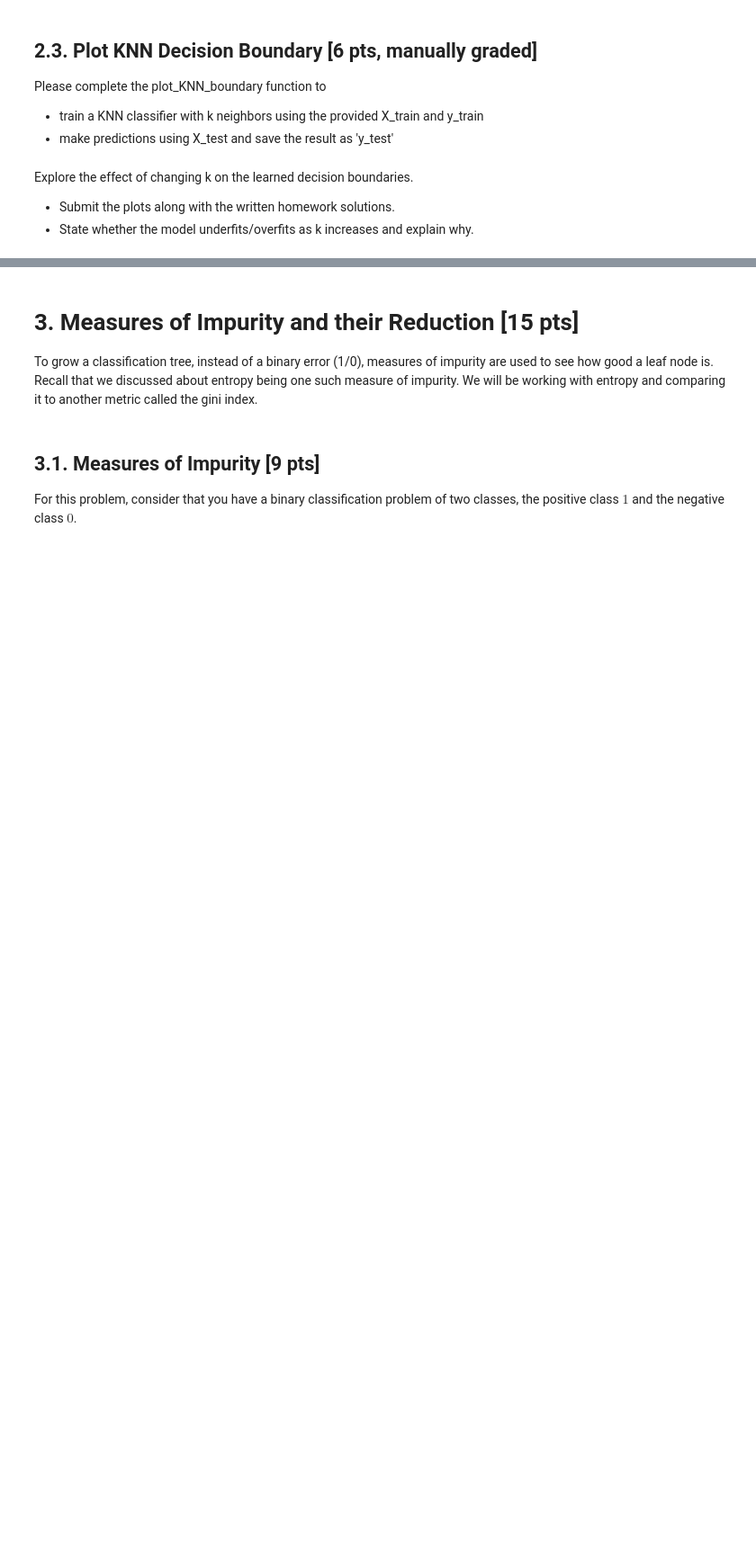
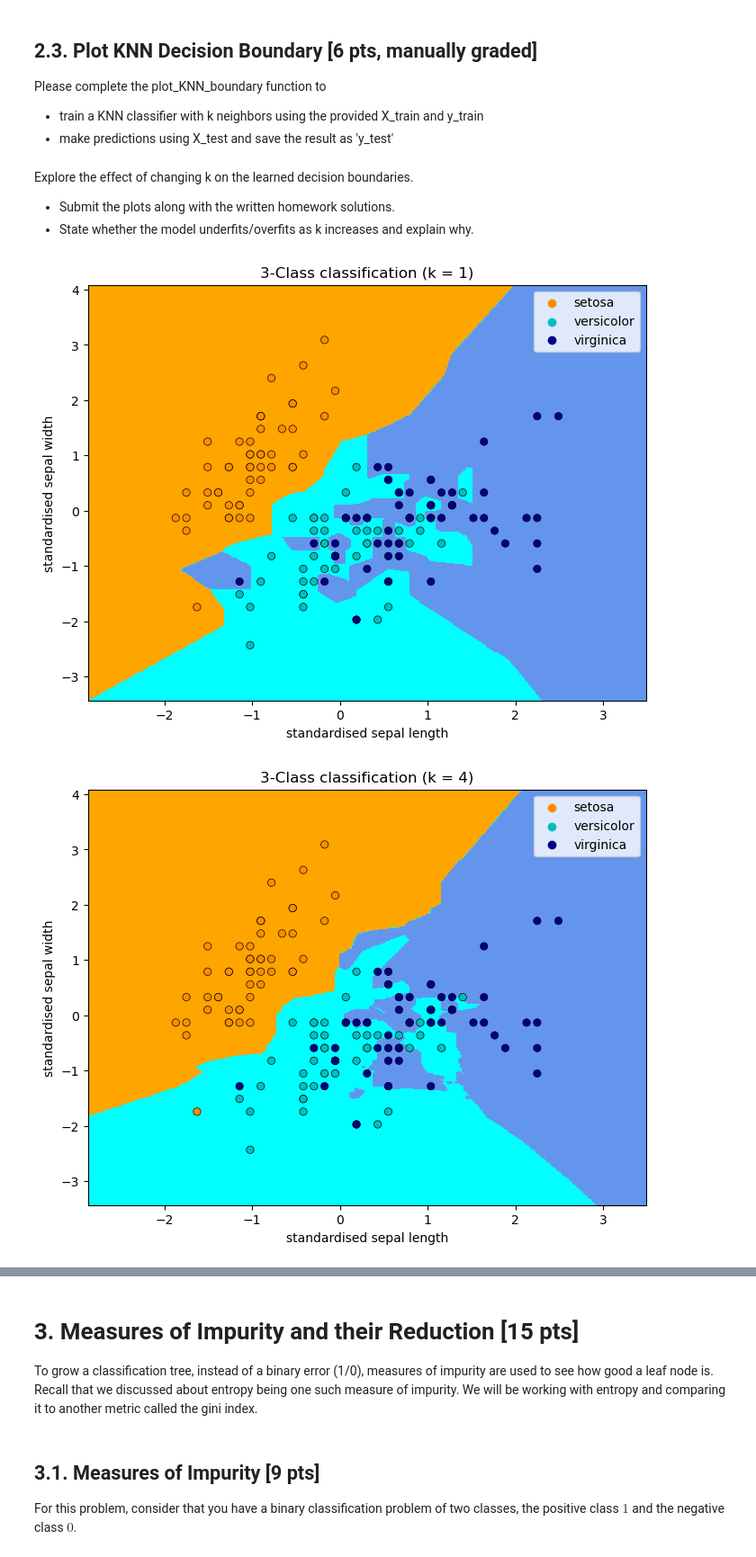
Before and after one commit to qihang-dai/Double-Machine-Learning, a Jupyter notebook: CIS519/hw3/hw3.ipynb, the cells around one changed output, grey strips where cells are left out. Shown at 90% size. Drawn from its saved outputs; the diff is of its cells as text; code cells hidden in the pictures; blank space fills up the shorter version.

```diff
--- a/CIS519/hw3/hw3.ipynb
+++ b/CIS519/hw3/hw3.ipynb
@@ -627,7 +721,9 @@ def load_iris_dataset():
     # 1. X_train - Shape (m, 2): Only use the sepal length and width
     # 2. y_train - Shape (m, ): target labels
     #### Student code starts ####
-    ...
+    X_train = iris.data[:, :2]
+    y_train = iris.target
+    return X_train, y_train
     #### Student code ends ####
 
 # Load the iris dataset first
@@ -666,7 +762,8 @@ def standardise_features(X_train):
   # 2. Perform columnwise standardisation i.e. subtract off mean and divide by standard deviation
   # 3. Return the standardised data
   #### Student code starts ####
-  ...
+  X_train = (X_train - np.mean(X_train, axis=0)) / np.std(X_train, axis=0)
+  return X_train
 
   #### Student code ends ####
 
@@ -713,7 +814,9 @@ def plot_KNN_boundary(k, X_train, y_train):
     # 1. train a KNN classifier
     # 2. save the predictions on X_test in y_test
     #### Student code starts ####
-    ...
+    knn = KNeighborsClassifier(n_neighbors=k)
+    knn.fit(X_train, y_train)
+    y_test = knn.predict(X_test)
 
     #### Student code ends ####
 
@@ -741,15 +844,19 @@ Explore the effect of changing k on the learned decision boundaries.
 # %%
 # Plot KNN decision boundaries with different k values
 def visualize_KNN(X_train, y_train):
 
     k_list = [1, 4, 11, 15]
 
     # TODO:
     # 1. Call plot_KNN_boundary function for each value of k in k_list
     #### Student code starts ####
-    ...
+    for k in k_list:
+        plot_KNN_boundary(k, X_train, y_train)
 
     #### Student code ends ####
 
 if NOTEBOOK:
     visualize_KNN(X_train, y_train) ### Comment out this line when submitting ###
+# %% [output]
+[figure, added]
+[figure, added]
```
Also changed, not shown: parts of 44 cells of this notebook, 1 other file.
